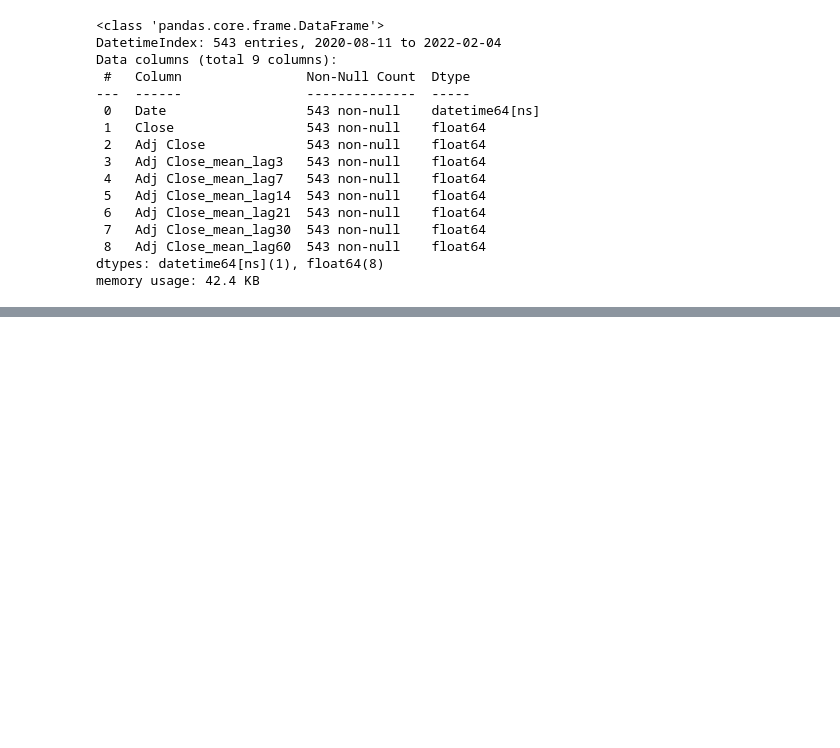
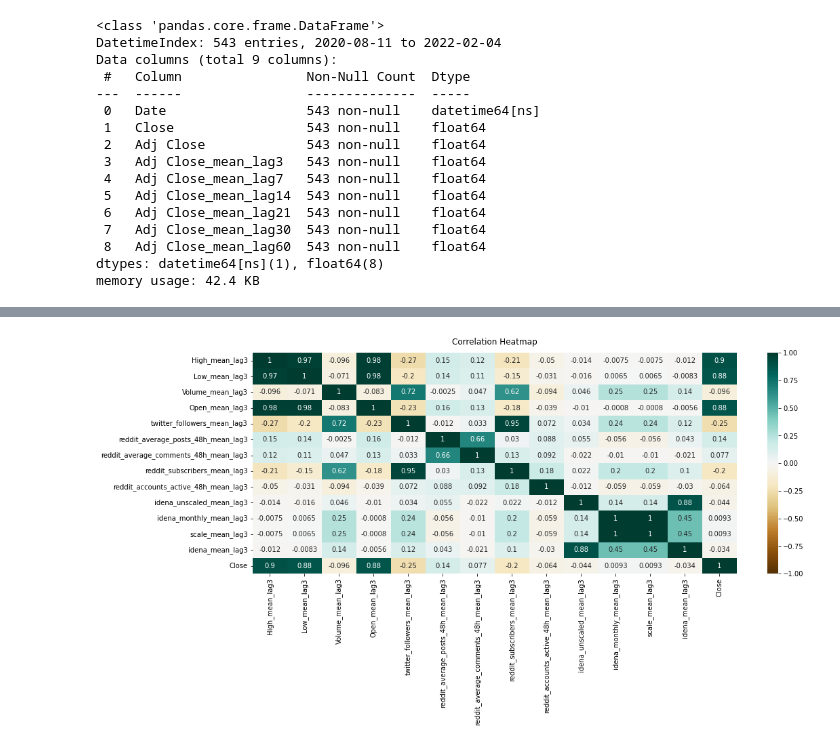
Before and after one commit to AnLong98/SIAP_2022, a Jupyter notebook: notebooks/idena_arimax.ipynb, the cells around one changed output, grey strips where cells are left out. Saved outputs shown, nothing was run; the diff lists cells and outputs as text; code cells hidden in the pictures; blank space fills up the shorter version.

Commit message:
Added additional improvements for IDENA, finished my part for 2.control point

```diff
--- a/notebooks/idena_arimax.ipynb
+++ b/notebooks/idena_arimax.ipynb
@@ -270,3 +270,25 @@ MAPE for 60 day lag prediction is 21.31916579881653
 [figure]
 [figure]
 [figure]
+# %%
+df = pd.read_csv('../idena_v1.csv', parse_dates=['Date'], date_parser=dateparse)
+df.set_index(["Date"], drop=False, inplace=True)
+# %%
+lag_features = ["High", "Low", "Volume", "Open", "twitter_followers", "reddit_average_posts_48h",
+                "reddit_average_comments_48h", "reddit_subscribers", "reddit_accounts_active_48h", 'idena_unscaled',
+                'idena_monthly', 'scale', 'idena']
+windows = [3,7,14,21,30,60]
+df = create_lagged_value_columns(lag_features, windows, df)
+# %%
+import seaborn as sns
+
+exogs= []
+for feature in lag_features:
+    exogs.append(f"{feature}_mean_lag{windows[0]}")
+exogs.append('Close')
+plt.figure(figsize=(16, 6))
+heatmap = sns.heatmap(df[exogs].corr(), cmap='BrBG', vmin=-1, vmax=1, annot=True)
+heatmap.set_title('Correlation Heatmap', fontdict={'fontsize':12}, pad=12)
+plt.savefig('../heatmap_idena_v1.png', dpi=300, bbox_inches='tight')
+# %% [output]
+[figure, added]
```
Also changed, not shown: parts of 13 cells of this notebook, 18 other files.
